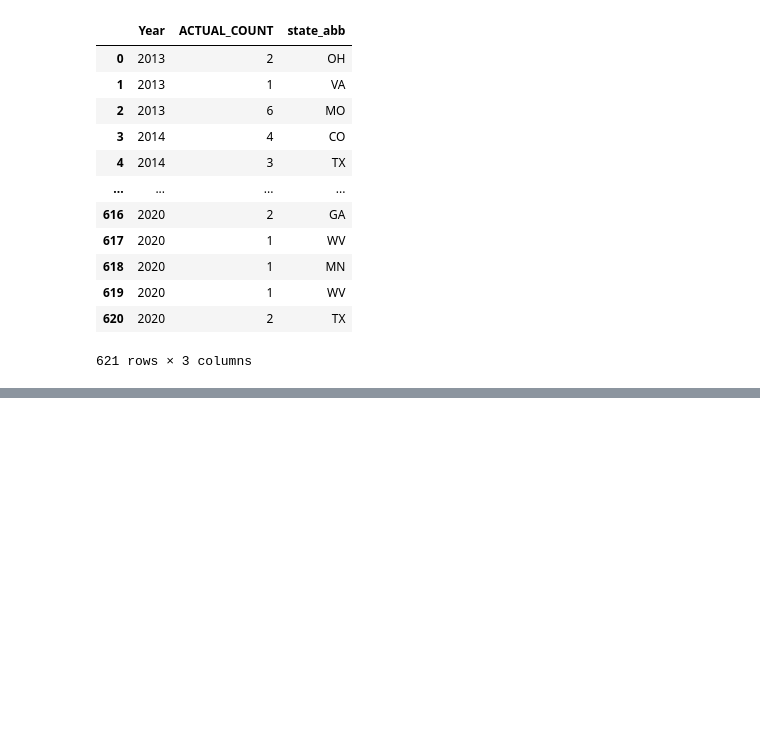
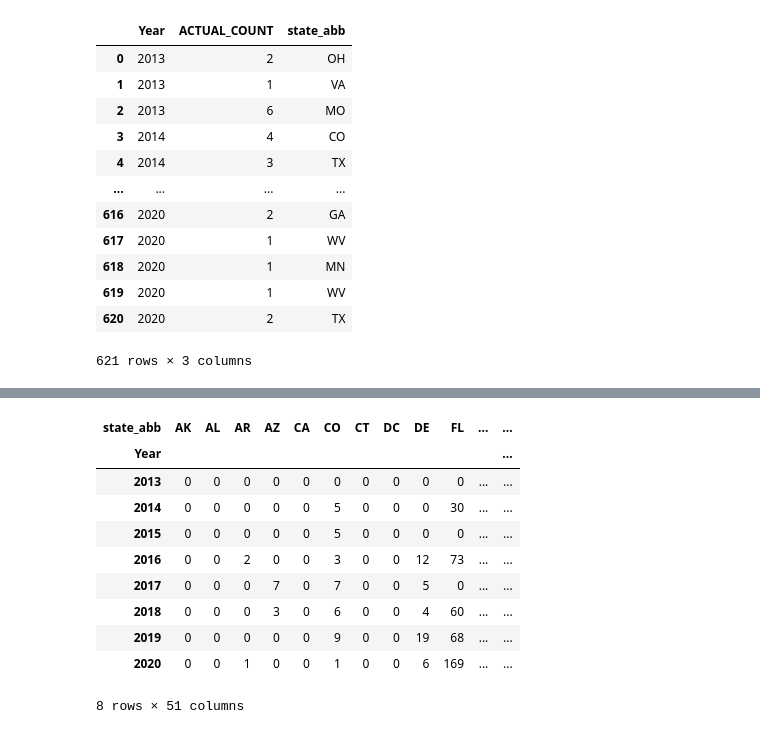
Before and after one commit to bakeralexan/human_trafficking_interactive_charts, a Jupyter notebook: BEA_data.ipynb, the cells around one changed output, grey strips where cells are left out. Drawn from its saved outputs; the diff is of its cells as text; code cells hidden in the pictures; blank space fills up the shorter version.

```diff
--- a/BEA_data.ipynb
+++ b/BEA_data.ipynb
@@ -451,0 +429,18 @@ reduced_ht_df_fs.loc[reduced_ht_df_fs['Year']== '2013']
+# %%
+list_of_states_2
+years = [2013, 2014, 2015, 2016, 2017, 2018, 2019, 2020]
+# %%
+#Adding the states that are not included in the human traffiking dataframe to match it with BEA income and population data
+
+for year in years:
+    loc_df = reduced_ht_df_fs.loc[reduced_ht_df_fs['Year'] == year]
+    for state in list_of_states_2 :
+
+        if state not in loc_df['state_abb'].to_list():
+
+            data = [{'Year':year,'ACTUAL_COUNT': 0, 'state_abb':state}]
+            data_df = pd.DataFrame(data)
+            reduced_ht_df_fs = reduced_ht_df_fs.append(data)
+
+# reduced_ht_df_fs.sort_values(by=['Year', 'state_abb'], ascending = True)
+reduced_ht_df_fs
@@ -451,0 +461,5 @@ reduced_ht_df_fs.loc[reduced_ht_df_fs['Year']== '2013']
+# %%
+grouped_ht_df_fs = reduced_ht_df_fs.groupby(['Year', 'state_abb']).sum()['ACTUAL_COUNT']
+grouped_ht_fs_df = pd.DataFrame(grouped_ht_df_fs)
+grouped_ht_fs_df.reset_index(inplace = True)
+grouped_ht_fs_df
@@ -451,0 +480,15 @@ reduced_ht_df_fs.loc[reduced_ht_df_fs['Year']== '2013']
+# %%
+grouped_ht_fs_df_trans= grouped_ht_fs_df.pivot(index='Year', columns='state_abb', values='ACTUAL_COUNT')
+grouped_ht_fs_df_trans
+# %% [output]
+| state_abb | AK | AL | AR | AZ | CA | CO | CT | DC | DE | FL | ... | ... |
+| Year |  |  |  |  |  |  |  |  |  |  |  | ... |
+| 2013 | 0 | 0 | 0 | 0 | 0 | 0 | 0 | 0 | 0 | 0 | ... | ... |
+| 2014 | 0 | 0 | 0 | 0 | 0 | 5 | 0 | 0 | 0 | 30 | ... | ... |
+| 2015 | 0 | 0 | 0 | 0 | 0 | 5 | 0 | 0 | 0 | 0 | ... | ... |
+| 2016 | 0 | 0 | 2 | 0 | 0 | 3 | 0 | 0 | 12 | 73 | ... | ... |
+| 2017 | 0 | 0 | 0 | 7 | 0 | 7 | 0 | 0 | 5 | 0 | ... | ... |
+| 2018 | 0 | 0 | 0 | 3 | 0 | 6 | 0 | 0 | 4 | 60 | ... | ... |
+| 2019 | 0 | 0 | 0 | 0 | 0 | 9 | 0 | 0 | 19 | 68 | ... | ... |
+| 2020 | 0 | 0 | 1 | 0 | 0 | 1 | 0 | 0 | 6 | 169 | ... | ... |
+8 rows × 51 columns
```
Also changed, not shown: parts of 15 cells of this notebook, 3 other files.
